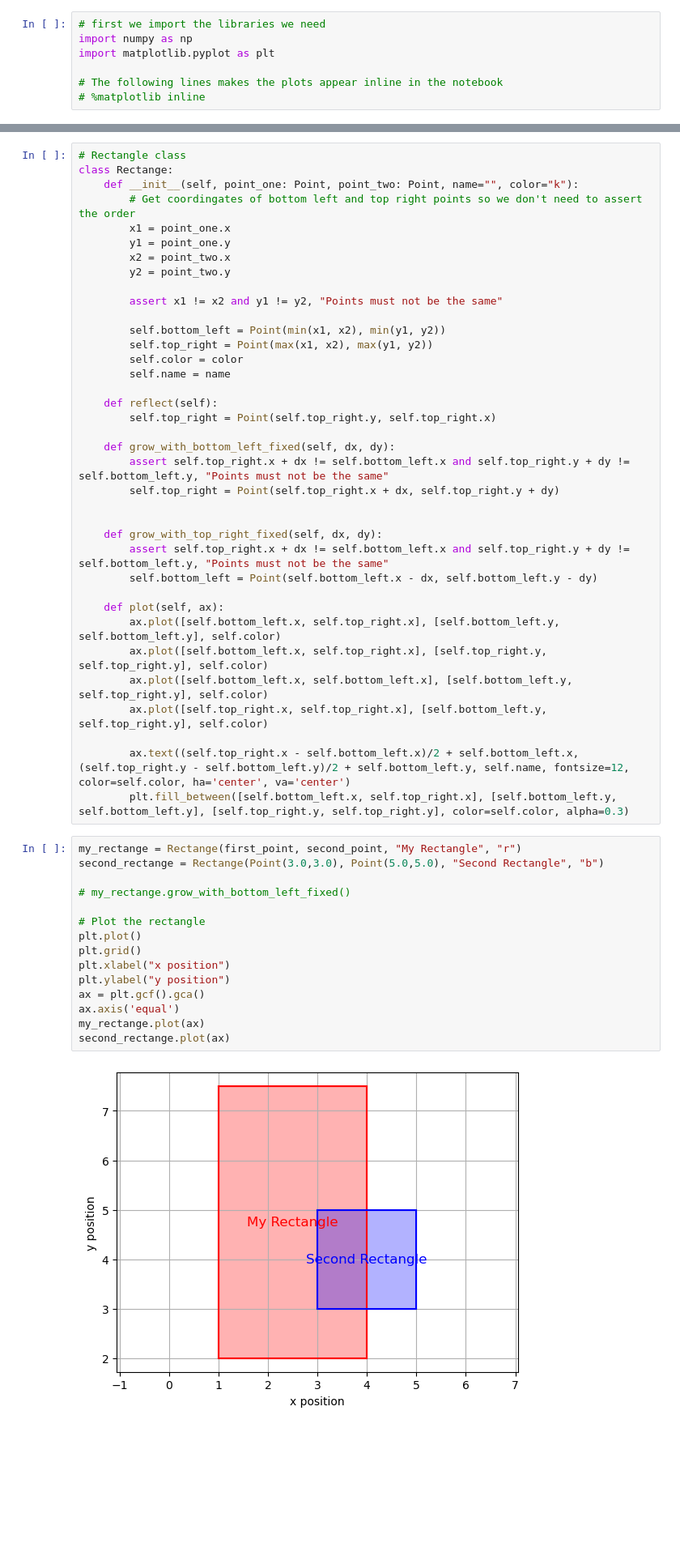
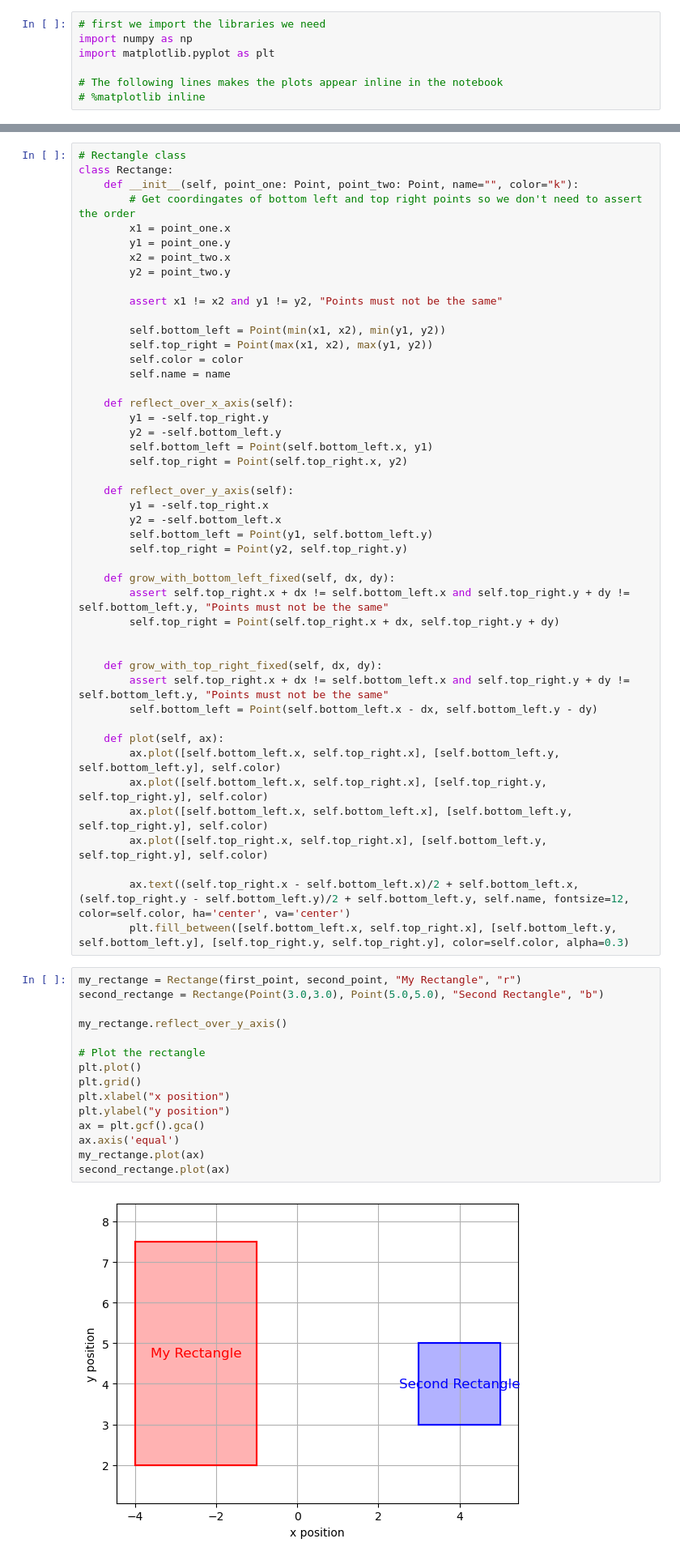
Before and after one commit to Vileh/Topics-In-Sci-Comp, a Jupyter notebook: Notebooks/Week3_LabExercises.ipynb, the cells around one changed output, grey strips where cells are left out. Shown: that part at 81% size. Cells and saved outputs as stored; diff of their text form; blank space fills up the shorter version.

```diff
--- a/Notebooks/Week3_LabExercises.ipynb
+++ b/Notebooks/Week3_LabExercises.ipynb
@@ -130,8 +130,17 @@ class Rectange:
         self.color = color
         self.name = name
 
-    def reflect(self):
-        self.top_right = Point(self.top_right.y, self.top_right.x)
+    def reflect_over_x_axis(self):
+        y1 = -self.top_right.y
+        y2 = -self.bottom_left.y
+        self.bottom_left = Point(self.bottom_left.x, y1)
+        self.top_right = Point(self.top_right.x, y2)
+
+    def reflect_over_y_axis(self):
+        y1 = -self.top_right.x
+        y2 = -self.bottom_left.x
+        self.bottom_left = Point(y1, self.bottom_left.y)
+        self.top_right = Point(y2, self.top_right.y)
 
     def grow_with_bottom_left_fixed(self, dx, dy):
         assert self.top_right.x + dx != self.bottom_left.x and self.top_right.y + dy != self.bottom_left.y, "Points must not be the same"
@@ -153,20 +162,20 @@ class Rectange:
 # %%
 my_rectange = Rectange(first_point, second_point, "My Rectangle", "r")
 second_rectange = Rectange(Point(3.0,3.0), Point(5.0,5.0), "Second Rectangle", "b")
 
-# my_rectange.grow_with_bottom_left_fixed()
+my_rectange.reflect_over_y_axis()
 
 # Plot the rectangle
 plt.plot()
 plt.grid()
 plt.xlabel("x position")
 plt.ylabel("y position")
 ax = plt.gcf().gca()
 ax.axis('equal')
 my_rectange.plot(ax)
 second_rectange.plot(ax)
 # %% [output]
-[figure, old version]
+[figure, new version]
 # %% [markdown]
 ### ACTIVITY 2:
 
```
Also changed, not shown: parts of 5 cells of this notebook.
